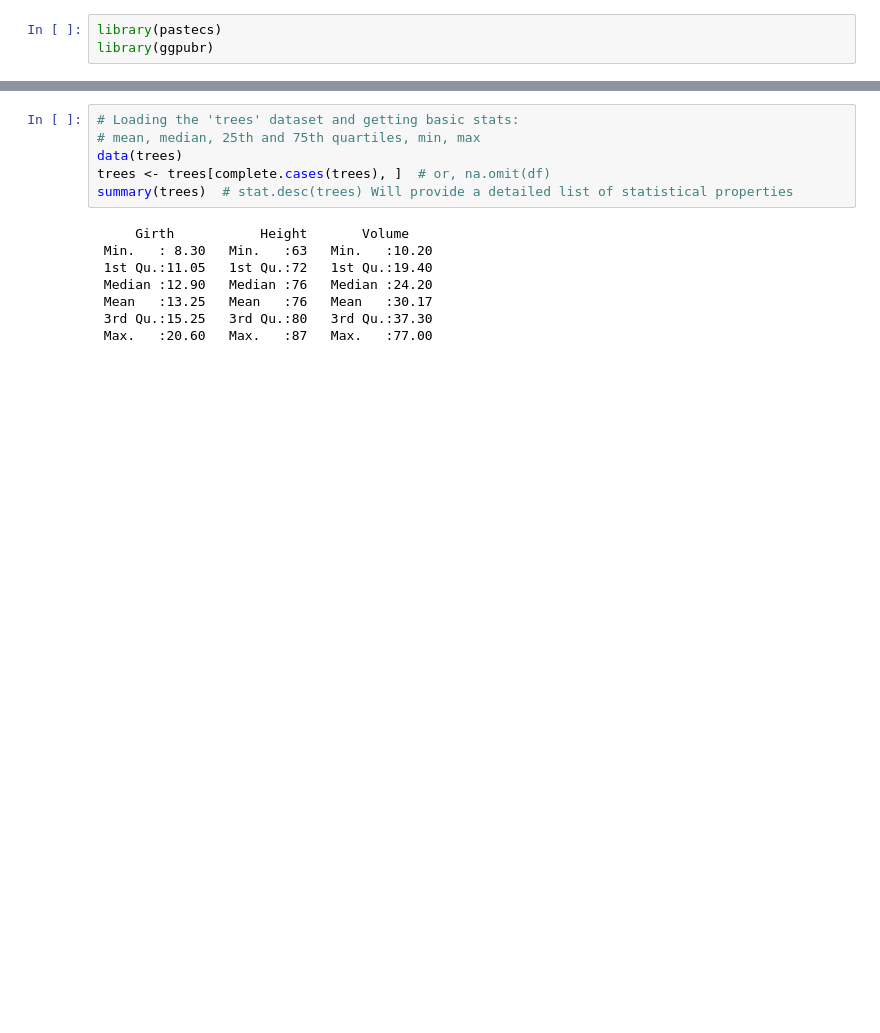
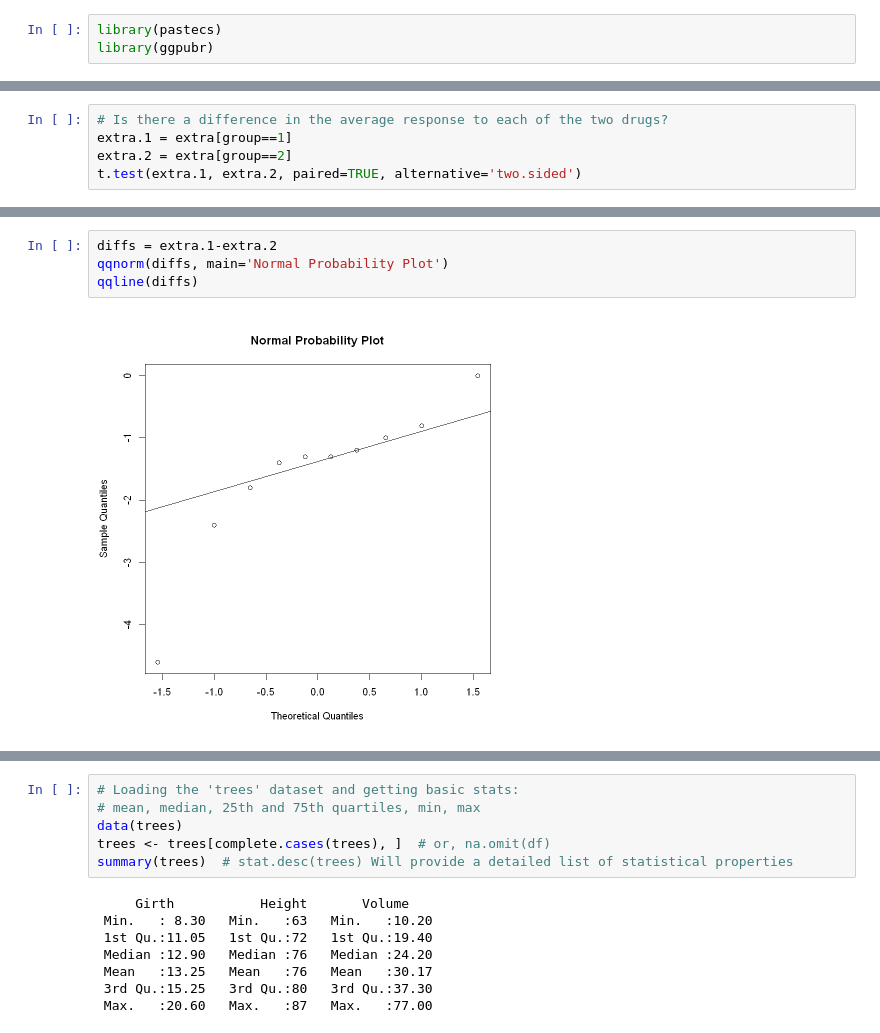
Before and after one commit to ConflictedPhilosopher/Time-series-analysis, a Jupyter notebook: R-basic-stats-II.ipynb, the cells around one changed output, grey strips where cells are left out. Cells and saved outputs as stored; diff of their text form; blank space fills up the shorter version.

```diff
--- a/R-basic-stats-II.ipynb
+++ b/R-basic-stats-II.ipynb
@@ -3,0 +11,5 @@ library(ggpubr)
+# %%
+# Is there a difference in the average response to each of the two drugs?
+extra.1 = extra[group==1]
+extra.2 = extra[group==2]
+t.test(extra.1, extra.2, paired=TRUE, alternative='two.sided')
@@ -3,0 +27,6 @@ library(ggpubr)
+# %%
+diffs = extra.1-extra.2
+qqnorm(diffs, main='Normal Probability Plot')
+qqline(diffs)
+# %% [output]
+[figure, added]
```
Also changed, not shown: parts of 6 cells of this notebook, 1 other file.
